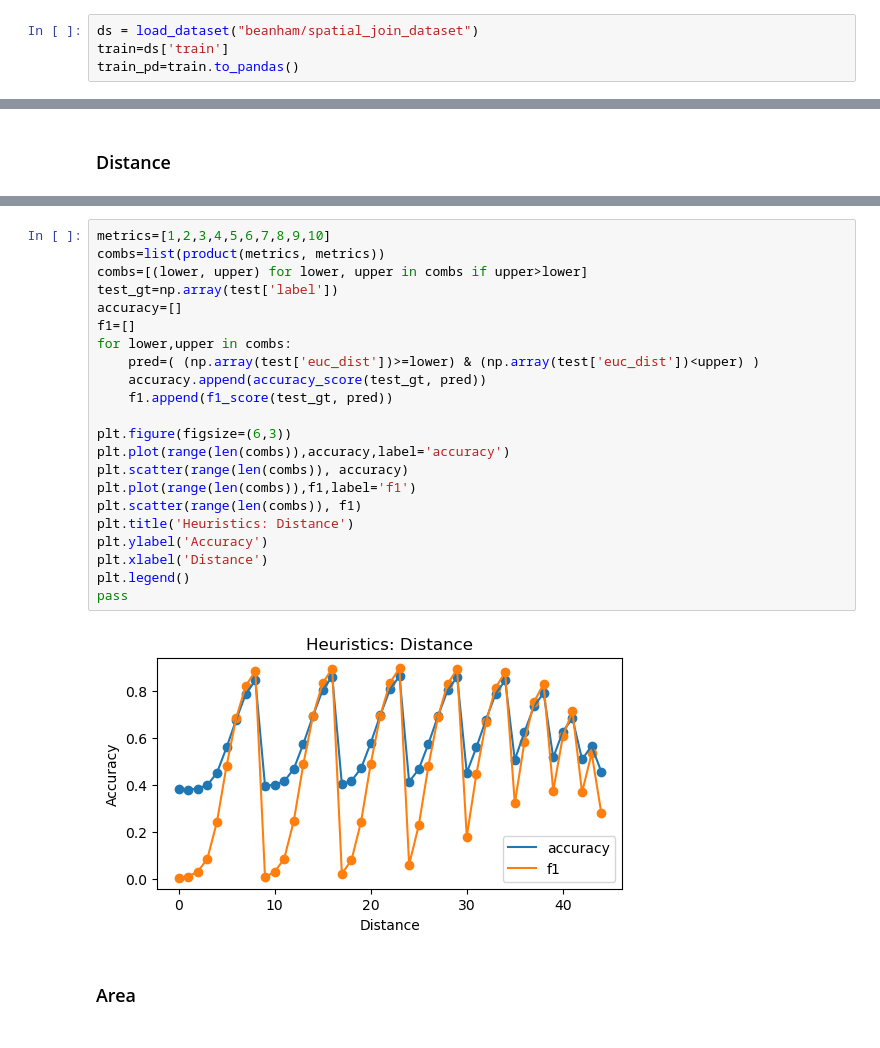
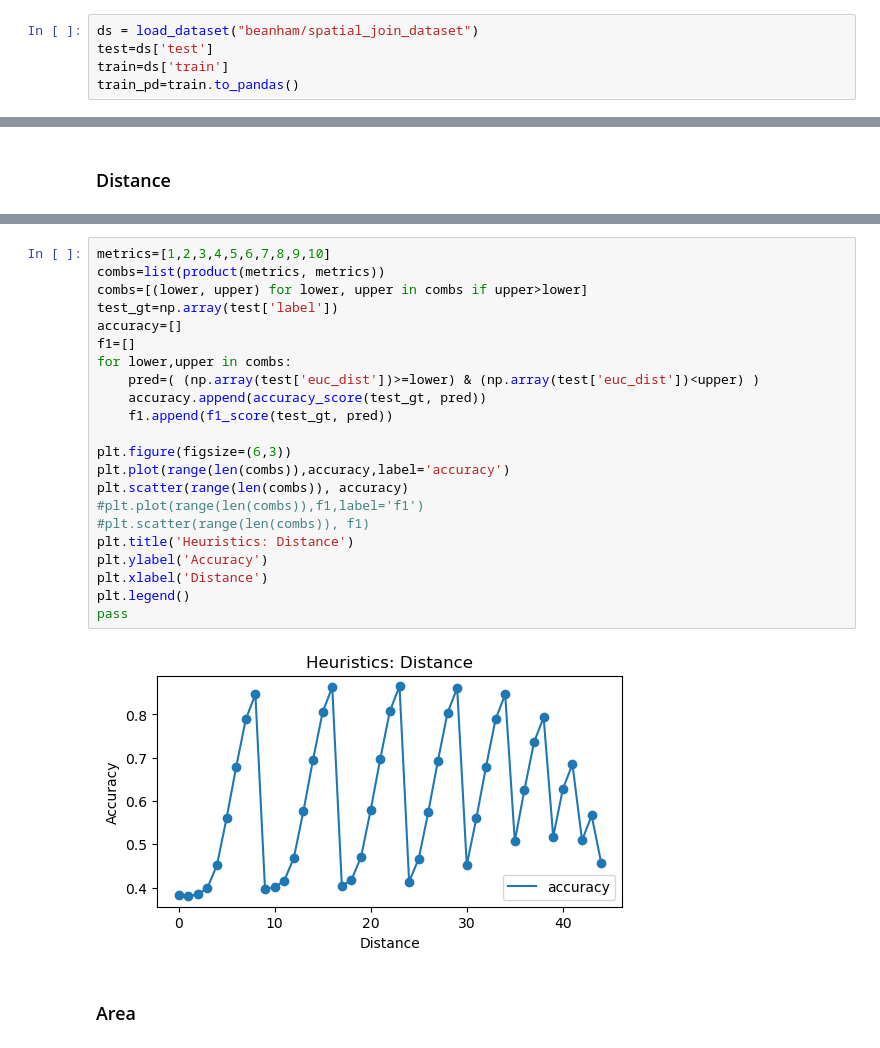
Before and after one commit to BeanHam/2024-spatial-data-integration, a Jupyter notebook: inference_results/heuristics.ipynb, the cells around one changed output, grey strips where cells are left out. Saved outputs shown, nothing was run; the diff lists cells and outputs as text.

```diff
--- a/inference_results/heuristics.ipynb
+++ b/inference_results/heuristics.ipynb
@@ -8,6 +8,7 @@ from huggingface_hub import login as hf_login
 from sklearn.metrics import accuracy_score, precision_score, recall_score, f1_score
 # %%
 ds = load_dataset("beanham/spatial_join_dataset")
+test=ds['test']
 train=ds['train']
 train_pd=train.to_pandas()
 # %% [markdown]
@@ -64,27 +64,27 @@ pass
 # %%
 metrics=[1,2,3,4,5,6,7,8,9,10]
 combs=list(product(metrics, metrics))
 combs=[(lower, upper) for lower, upper in combs if upper>lower]
 test_gt=np.array(test['label'])
 accuracy=[]
 f1=[]
 for lower,upper in combs:
     pred=( (np.array(test['euc_dist'])>=lower) & (np.array(test['euc_dist'])<upper) )
     accuracy.append(accuracy_score(test_gt, pred))
     f1.append(f1_score(test_gt, pred))
 
 plt.figure(figsize=(6,3))
 plt.plot(range(len(combs)),accuracy,label='accuracy')
 plt.scatter(range(len(combs)), accuracy)
-plt.plot(range(len(combs)),f1,label='f1')
-plt.scatter(range(len(combs)), f1)
+#plt.plot(range(len(combs)),f1,label='f1')
+#plt.scatter(range(len(combs)), f1)
 plt.title('Heuristics: Distance')
 plt.ylabel('Accuracy')
 plt.xlabel('Distance')
 plt.legend()
 pass
 # %% [output]
-[figure, old version]
+[figure, new version]
 # %% [markdown]
 ### Area
 # %%
```
Also changed, not shown: parts of 4 cells of this notebook, 47 other files.
